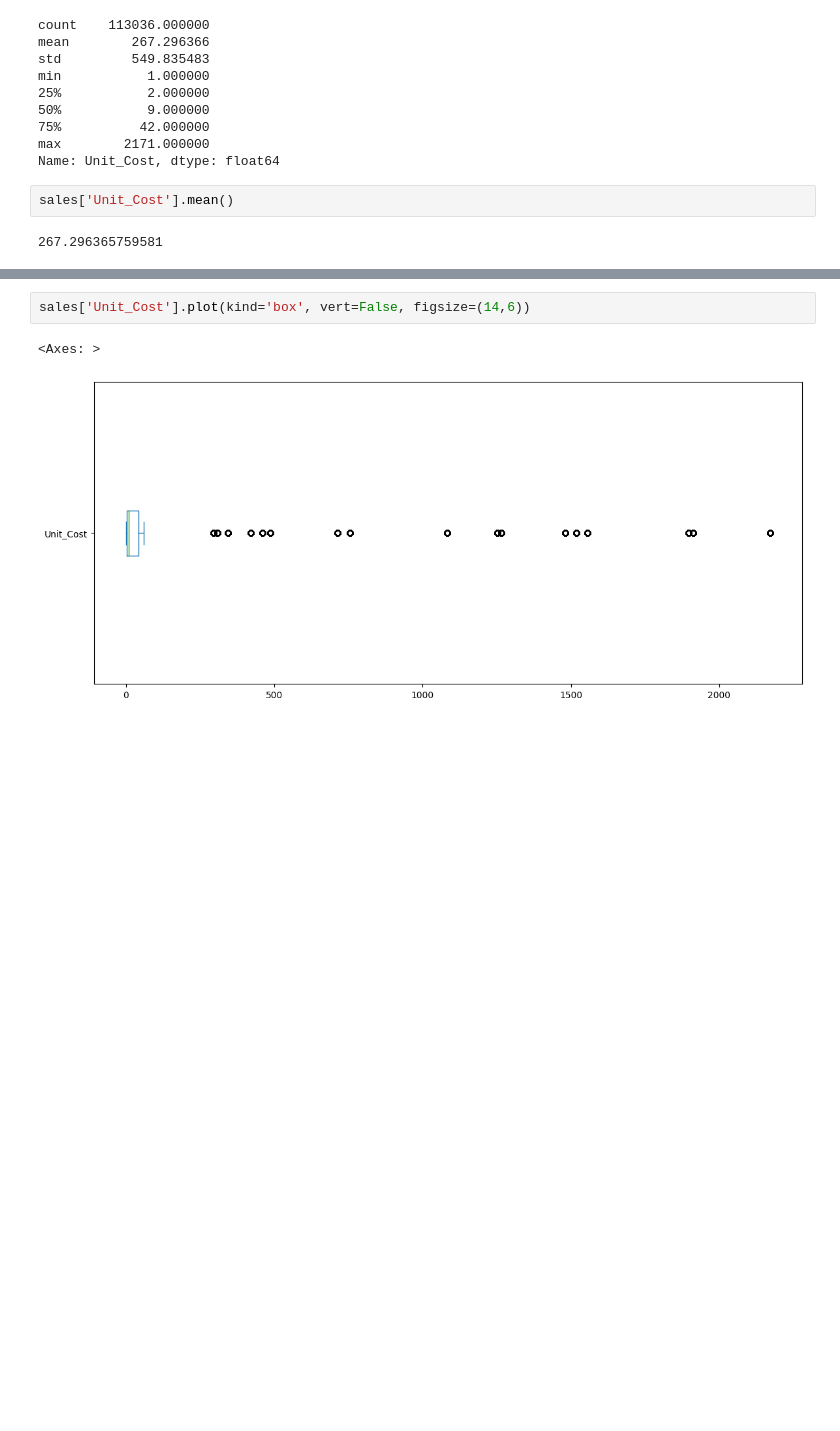
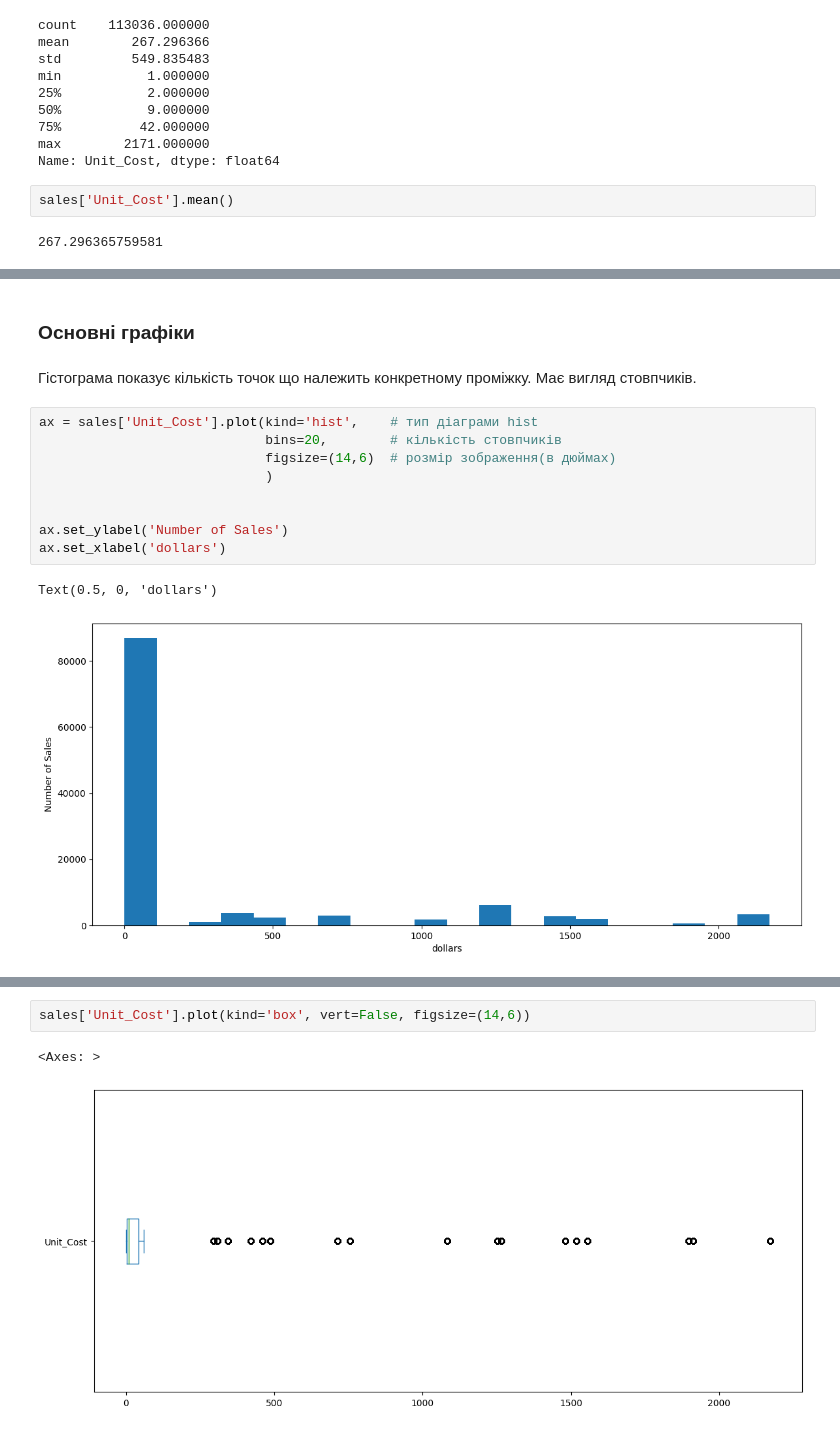
Before and after one commit to HalyshAnton/IT-Step-Pyton-AI, a Jupyter notebook: module2/data_analysis.ipynb, the cells around one changed output, grey strips where cells are left out. Cells and saved outputs as stored; diff of their text form; blank space fills up the shorter version.

```diff
--- a/module2/data_analysis.ipynb
+++ b/module2/data_analysis.ipynb
@@ -105,0 +153,16 @@ sales['Unit_Cost'].median()
+# %% [markdown]
+### Основні графіки
+# %% [markdown]
+Гістограма показує кількість точок що належить конкретному проміжку. Має вигляд стовпчиків.
+# %%
+ax = sales['Unit_Cost'].plot(kind='hist',    # тип діаграми hist
+                             bins=20,        # кількість стовпчиків
+                             figsize=(14,6)  # розмір зображення(в дюймах)
+                             )
+
+
+ax.set_ylabel('Number of Sales')
+ax.set_xlabel('dollars')
+# %% [output]
+Text(0.5, 0, 'dollars')
+[figure, added]
```
Also changed, not shown: parts of 82 cells of this notebook.
